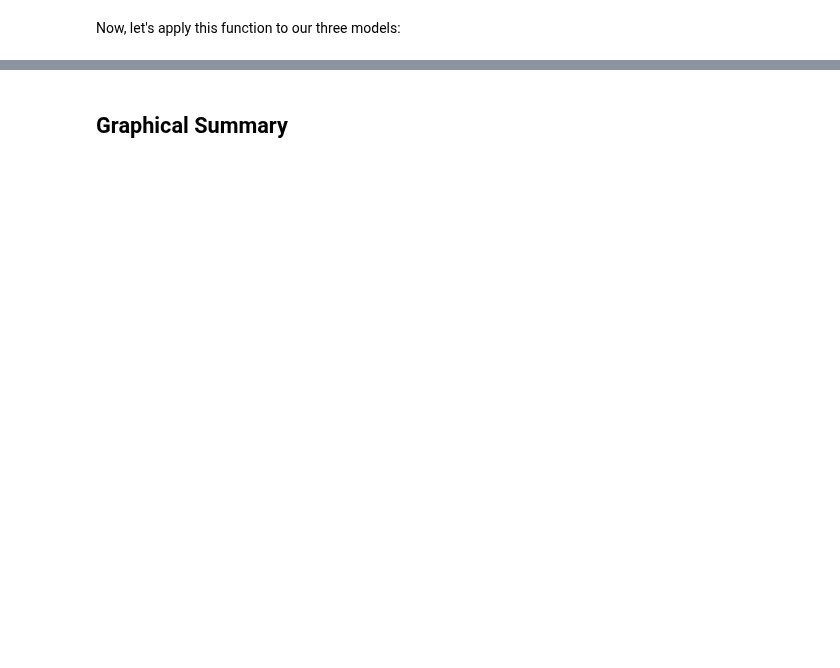
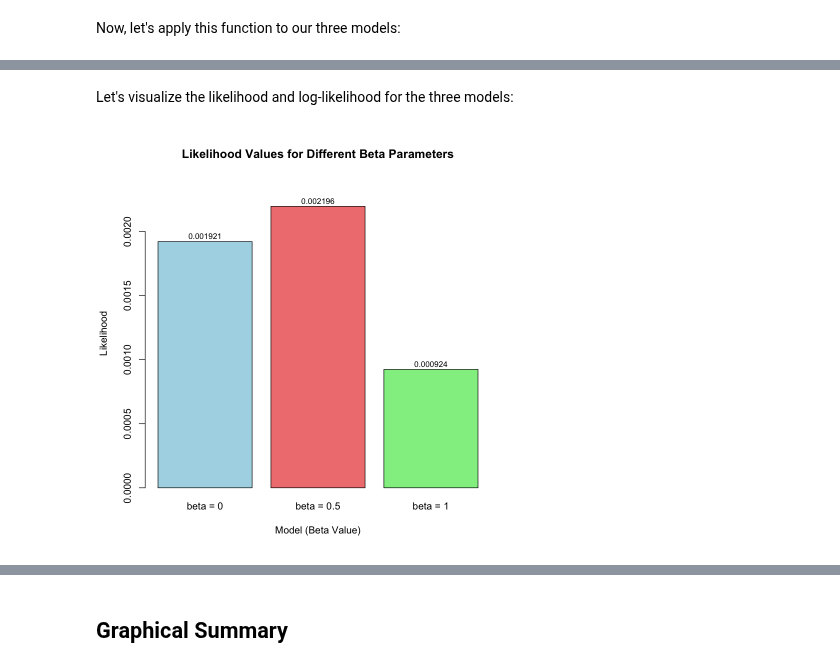
Before and after one commit to StatFunGen/statgen-prerequisites, a Jupyter notebook: likelihood.ipynb, the cells around one changed output, grey strips where cells are left out. Saved outputs shown, nothing was run; the diff lists cells and outputs as text; code cells hidden in the pictures; blank space fills up the shorter version.

```diff
--- a/likelihood.ipynb
+++ b/likelihood.ipynb
@@ -258,0 +116,17 @@ legend("topright",
+# %%
+# Test three different models with different beta values
+beta_values <- c(0, 0.5, 1.0)  # Three different effect sizes to test
+model_names <- paste0("Model ", 1:3, "(beta = ", beta_values, ")")
+
+# Calculate likelihoods and log-likelihoods
+results <- data.frame(
+  Model = model_names,
+  Beta = beta_values,
+  Likelihood = numeric(3),
+  Log_Likelihood = numeric(3)
+)
+
+for (i in 1:3) {
+  results$Likelihood[i] <- likelihood(beta = beta_values[i], sd = true_sd, X = X, Y = Y_true)
+  results$Log_Likelihood[i] <- log_likelihood(beta = beta_values[i], sd = true_sd, X = X, Y = Y_true)
+}
@@ -258,0 +144,20 @@ legend("topright",
+# %% [markdown]
+Let's visualize the likelihood and log-likelihood for the three models:
+# %%
+# Create barplot of likelihoods
+barplot(results$Likelihood,
+        names.arg = paste("beta =", results$Beta),
+        main = "Likelihood Values for Different Beta Parameters",
+        xlab = "Model (Beta Value)",
+        ylab = "Likelihood",
+        col = c("lightblue", "lightcoral", "lightgreen"),
+        border = "black",
+        ylim = c(0, max(results$Likelihood) * 1.1))
+
+# Add values on top of bars
+text(x = seq(0.7, by = 1.2, length.out = 3),
+     y = results$Likelihood + max(results$Likelihood) * 0.02,
+     labels = round(results$Likelihood, 6),
+     cex = 0.8)
+# %% [output]
+[figure, added]
```
Also changed, not shown: parts of 48 cells of this notebook, 22 other files.
